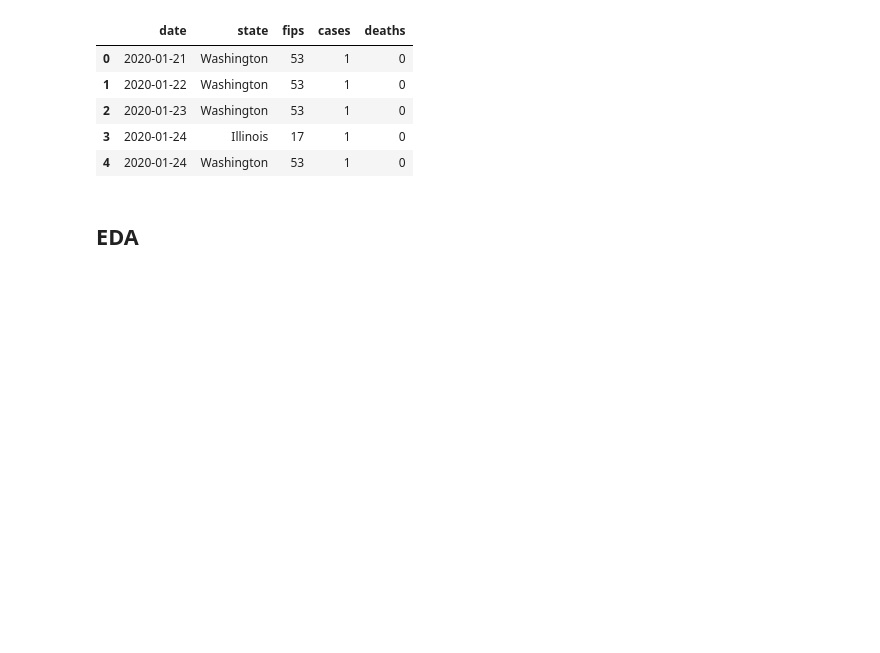
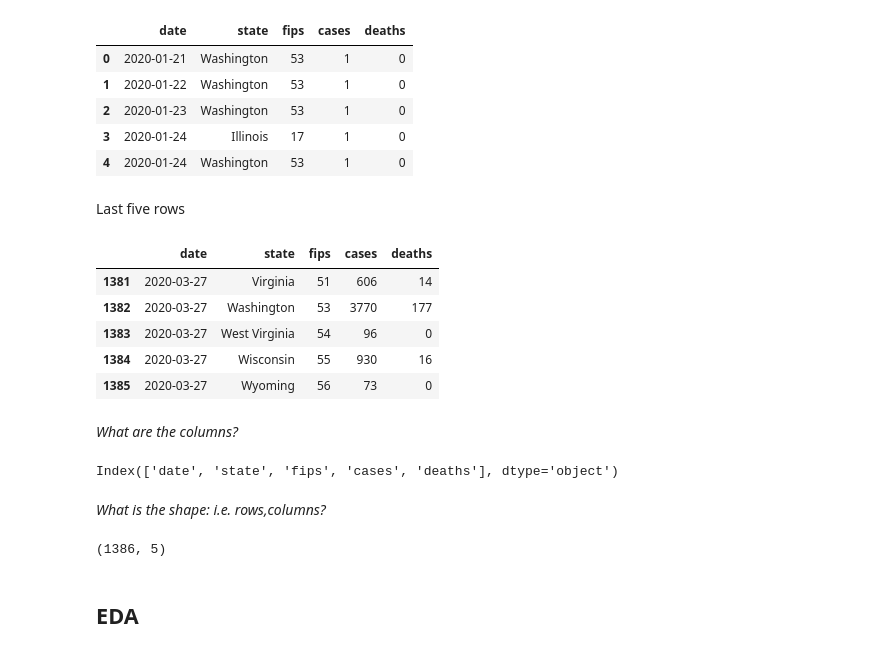
Before and after one commit to paiml/minimal-python, a Jupyter notebook: Chapter7_data_science.ipynb, the cells around one changed output. Saved outputs shown, nothing was run; the diff lists cells and outputs as text; code cells hidden in the pictures; blank space fills up the shorter version.

```diff
--- a/Chapter7_data_science.ipynb
+++ b/Chapter7_data_science.ipynb
@@ -15,5 +24,28 @@ df.head()
 | 2 | 2020-01-23 | Washington | 53 | 1 | 0 |
 | 3 | 2020-01-24 | Illinois | 17 | 1 | 0 |
 | 4 | 2020-01-24 | Washington | 53 | 1 | 0 |
+# %% [markdown]
+Last five rows
+# %%
+df.tail()
+# %% [output]
+|  | date | state | fips | cases | deaths |
+| 1381 | 2020-03-27 | Virginia | 51 | 606 | 14 |
+| 1382 | 2020-03-27 | Washington | 53 | 3770 | 177 |
+| 1383 | 2020-03-27 | West Virginia | 54 | 96 | 0 |
+| 1384 | 2020-03-27 | Wisconsin | 55 | 930 | 16 |
+| 1385 | 2020-03-27 | Wyoming | 56 | 73 | 0 |
+# %% [markdown]
+*What are the columns?*
+# %%
+df.columns
+# %% [output]
+Index(['date', 'state', 'fips', 'cases', 'deaths'], dtype='object')
+# %% [markdown]
+*What is the shape:  i.e. rows,columns?*
+# %%
+df.shape
+# %% [output]
+(1386, 5)
 # %% [markdown]
 ## EDA
```
Also changed, not shown: parts of 28 cells of this notebook.
